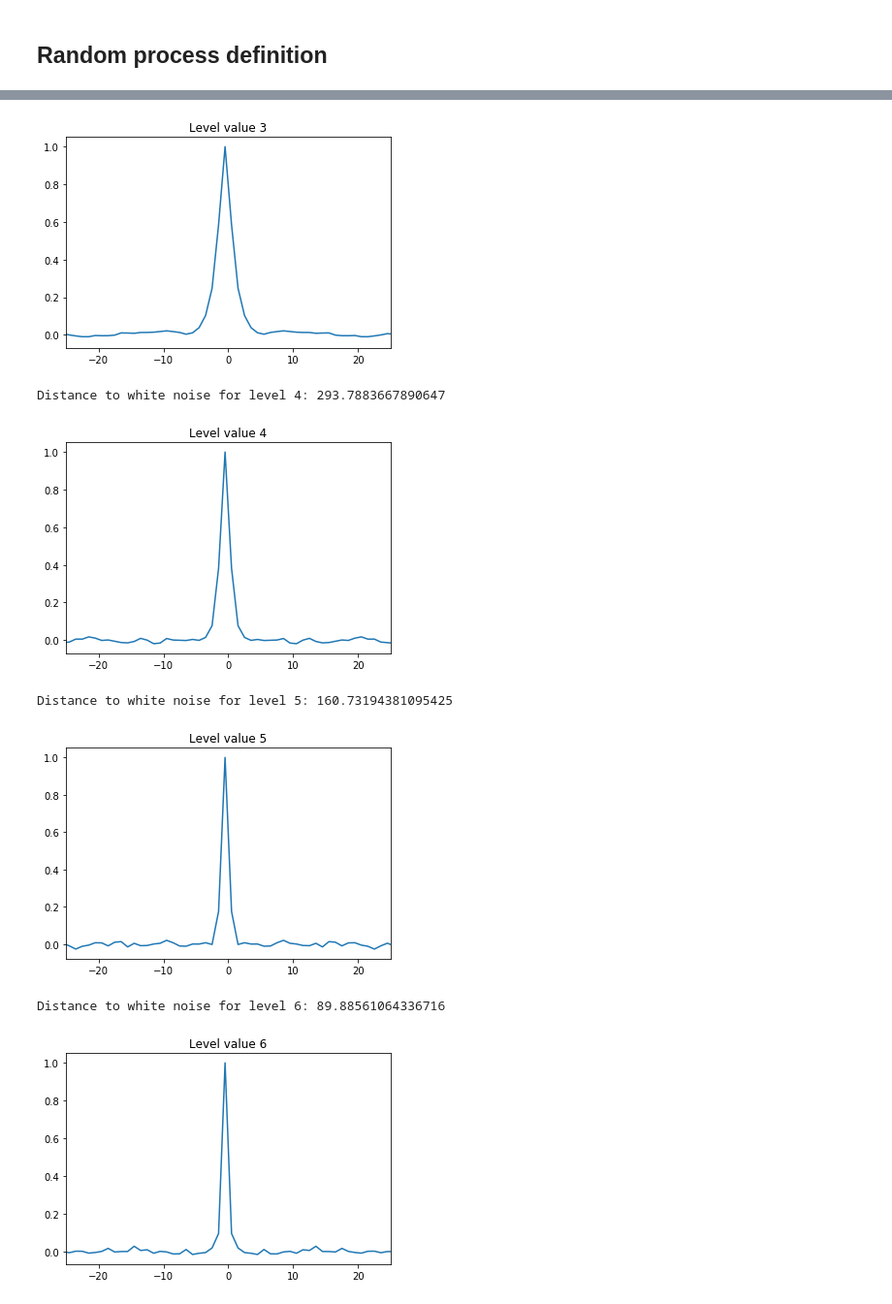
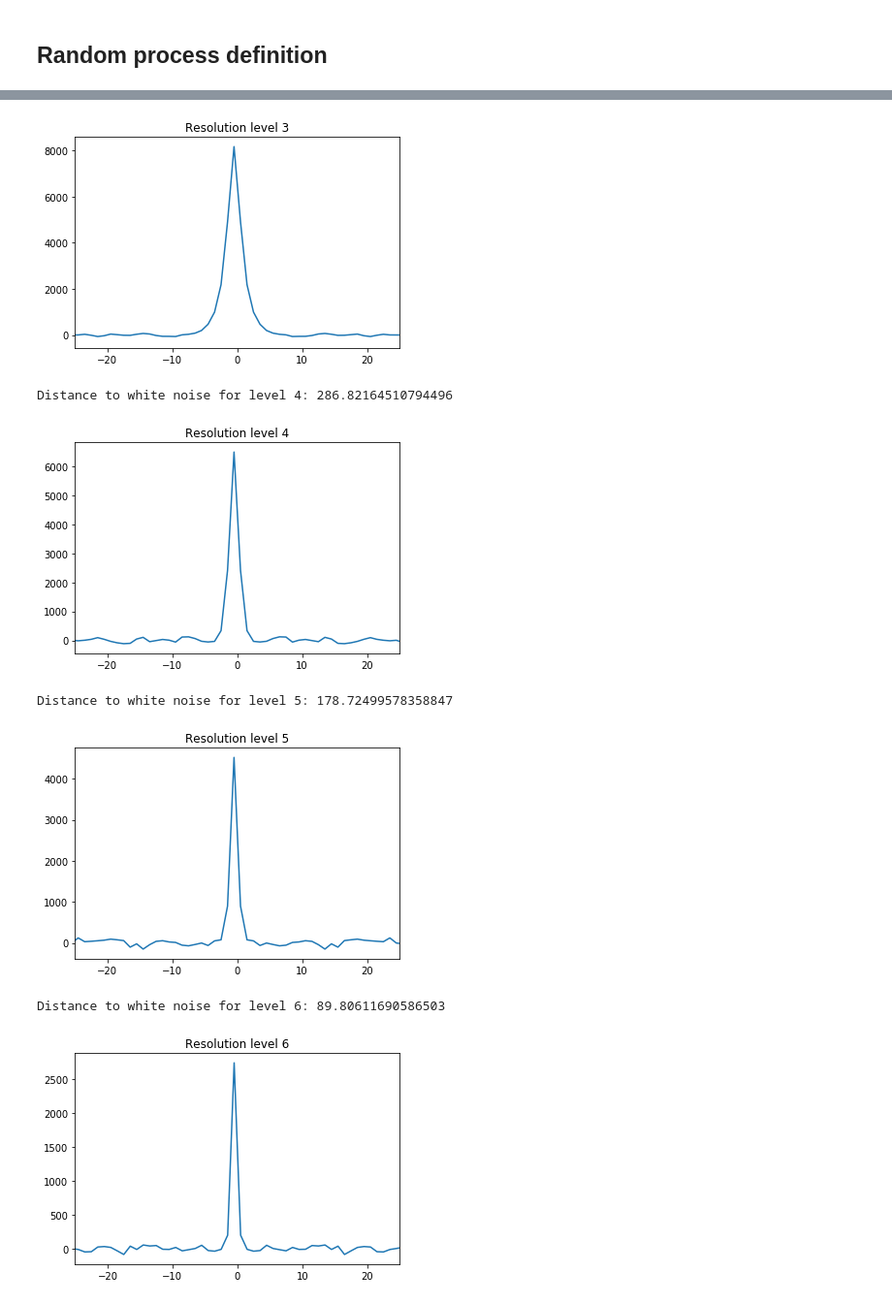
Before and after one commit to gonzaq94/Wavelets, a Jupyter notebook: wavelets simulations.ipynb, the cells around one changed output, grey strips where cells are left out. Shown: that part at 97% size. Saved outputs shown, nothing was run; the diff lists cells and outputs as text; code cells hidden in the pictures.

```diff
--- a/wavelets simulations.ipynb
+++ b/wavelets simulations.ipynb
@@ -80,0 +112,4 @@ print(len(Rca))
+# %%
+wavelet_decomposition_coeff_name = ['W3,0 decomposition', 'W3,1  decomposition',
+                                    'W2,1 decomposition','W1,1  decomposition']
+autocorrelation_names = ['R3,0','R3,1','R2,1','R1,1']
@@ -80,0 +139,12 @@ print(len(Rca))
+# %%
+for R, coeff_name,aucorr_name in zip(Rlist,wavelet_decomposition_coeff_name,autocorrelation_names):
+
+    t_axis = range(0, len(R))
+    t_axis = t_axis - len(R)/2 * np.ones(len(t_axis))
+
+    plt.plot(t_axis,R)
+    plt.title(coeff_name)
+    plt.xlabel('k')
+    plt.ylabel(aucorr_name)
+    plt.xlim([-25,25])
+    plt.show()
@@ -91,33 +170,29 @@ for level in range(1,maxLevel):
 
     X = ar_process(N, alpha)
 
-    coefs = pywt.wavedec(X, 'db1', level = level)
+    coefs = pywt.downcoef('a',X, 'db1', level = level)
 
-    R = np.correlate(coefs[0],coefs[0], mode='full')
+    R = np.correlate(coefs,coefs, mode='full')/Nrealisations
 
-    for j in range(Nrealisations):
+    for j in range(Nrealisations-1):
 
         X = ar_process(N, alpha)
 
-        coefs = pywt.wavedec(X, 'db1', level = level)
+        coefs = pywt.downcoef('a',X, 'db1', level = level)
 
-        R += np.correlate(coefs[0],coefs[0], mode='full')
-
-    R = R/Nrealisations
+        R += np.correlate(coefs,coefs, mode='full')/Nrealisations
 
 
     # white noise
 
-    Nwn = len(coefs[0])
+    Nwn = len(coefs)
     R_white_noise = np.zeros(2*Nwn-1)
 
     for j in range(Nrealisations):
 
         X = np.random.randn(Nwn)
 
-        R_white_noise += np.correlate(X,X, mode='full')
-
-    R_white_noise = R_white_noise/Nrealisations
+        R_white_noise += np.correlate(X,X, mode='full')/Nrealisations
 
     distance = np.mean(abs(R_white_noise[int(len(R)/2)-delta:int(len(R)/2)+delta]-R[int(len(R)/2)-delta:int(len(R)/2)+delta]))
 
@@ -130,8 +205,8 @@ for level in range(1,maxLevel):
 
 
     plt.figure()
-    plt.plot(t_axis,R/max(R))
-    plt.title("Level value "+str(level))
+    plt.plot(t_axis,R)
+    plt.title("Resolution level "+str(level))
     plt.xlim([-25,25])
     plt.show()
 # %% [output]
@@ -143,7 +218,7 @@ Distance to white noise for level 3: 538.9498772084032
-[figure, old version]
+[figure, new version]
-Distance to white noise for level 4: 293.7883667890647
+Distance to white noise for level 4: 286.82164510794496
-[figure, old version]
+[figure, new version]
-Distance to white noise for level 5: 160.73194381095425
+Distance to white noise for level 5: 178.72499578358847
-[figure, old version]
+[figure, new version]
-Distance to white noise for level 6: 89.88561064336716
+Distance to white noise for level 6: 89.80611690586503
-[figure, old version]
+[figure, new version]
```
Also changed, not shown: parts of 25 cells of this notebook.
